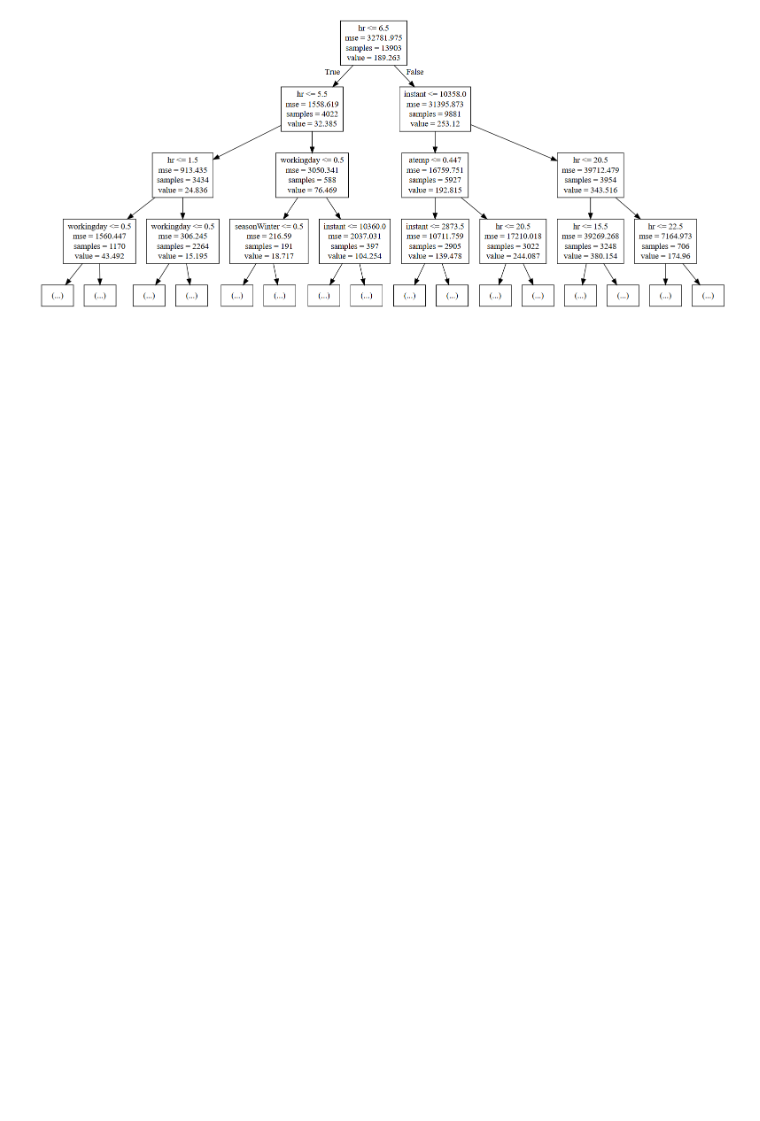
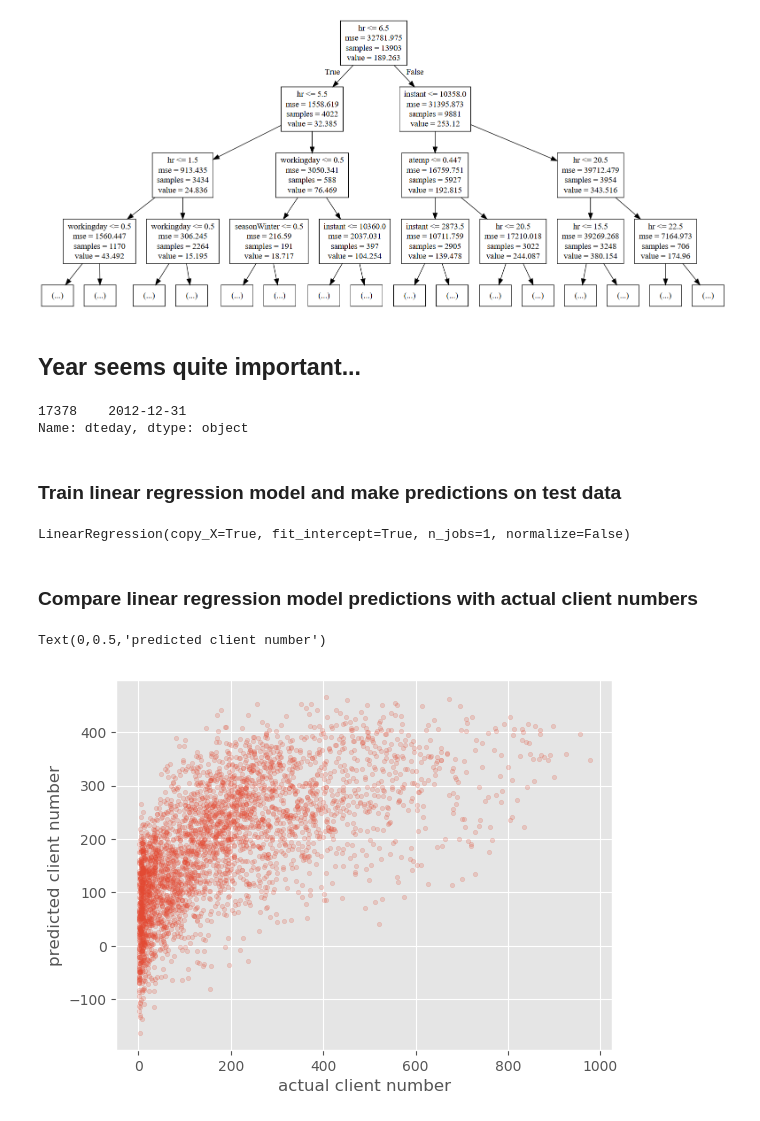
Before and after one commit to florian-huber/python_data_exploration_tutorial, a Jupyter notebook: notebooks/Dataset_example1_London_bikes.ipynb, the cells around one changed output. Drawn from its saved outputs; the diff is of its cells as text; code cells hidden in the pictures; blank space fills up the shorter version.

```diff
--- a/notebooks/Dataset_example1_London_bikes.ipynb
+++ b/notebooks/Dataset_example1_London_bikes.ipynb
@@ -742,3 +758,10 @@ from IPython.display import Image
 Image("Screenshot_2019-10-21 Webgraphviz.png")
 # %% [output]
 [figure]
+# %% [markdown]
+## Year seems quite important...
+# %%
+data_bike_rent['dteday'].tail(1)
+# %% [output]
+17378    2012-12-31
+Name: dteday, dtype: object
@@ -744,0 +775,25 @@ Image("Screenshot_2019-10-21 Webgraphviz.png")
+# %%
+X_data['days_since2011'] = days_since2011
+X_data = X_data.drop(columns = 'yr')
+# %%
+X_train, X_test, y_train, y_test = train_test_split(X_data, data_bike_rent['cnt'], test_size=0.2, random_state=0)
+# %% [markdown]
+### Train linear regression model and make predictions on test data
+# %%
+regressor = LinearRegression()
+regressor.fit(X_train, y_train) #training the algorithm
+# %% [output]
+LinearRegression(copy_X=True, fit_intercept=True, n_jobs=1, normalize=False)
+# %%
+y_pred = regressor.predict(X_test)
+# %% [markdown]
+### Compare linear regression model predictions with actual client numbers
+# %%
+df = pd.DataFrame({'Actual': y_test, 'Predicted': y_pred})
+
+plt.scatter(df.Actual, df.Predicted, alpha = 0.2, s = 10)
+plt.xlabel('actual client number')
+plt.ylabel('predicted client number')
+# %% [output]
+Text(0,0.5,'predicted client number')
+[figure, added]
```
Also changed, not shown: parts of 19 cells of this notebook.
